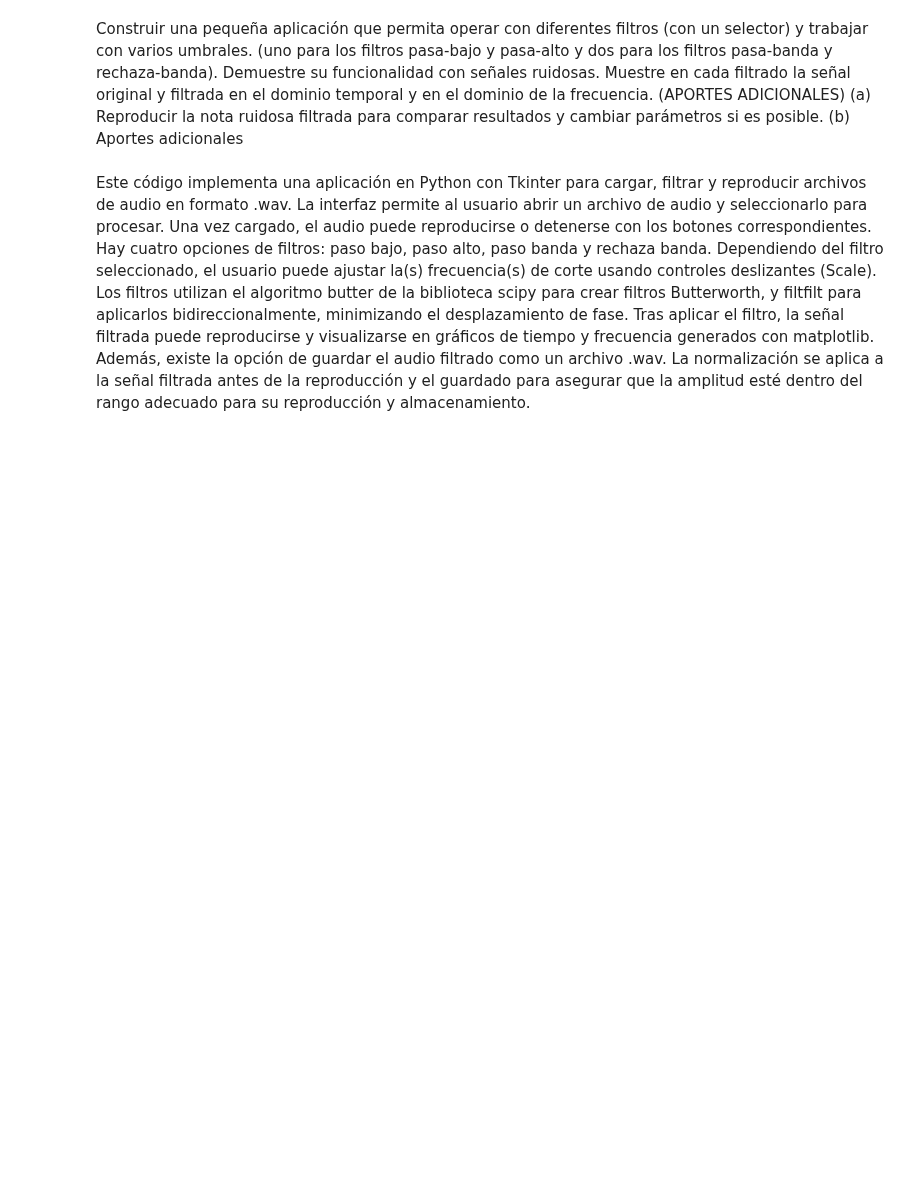
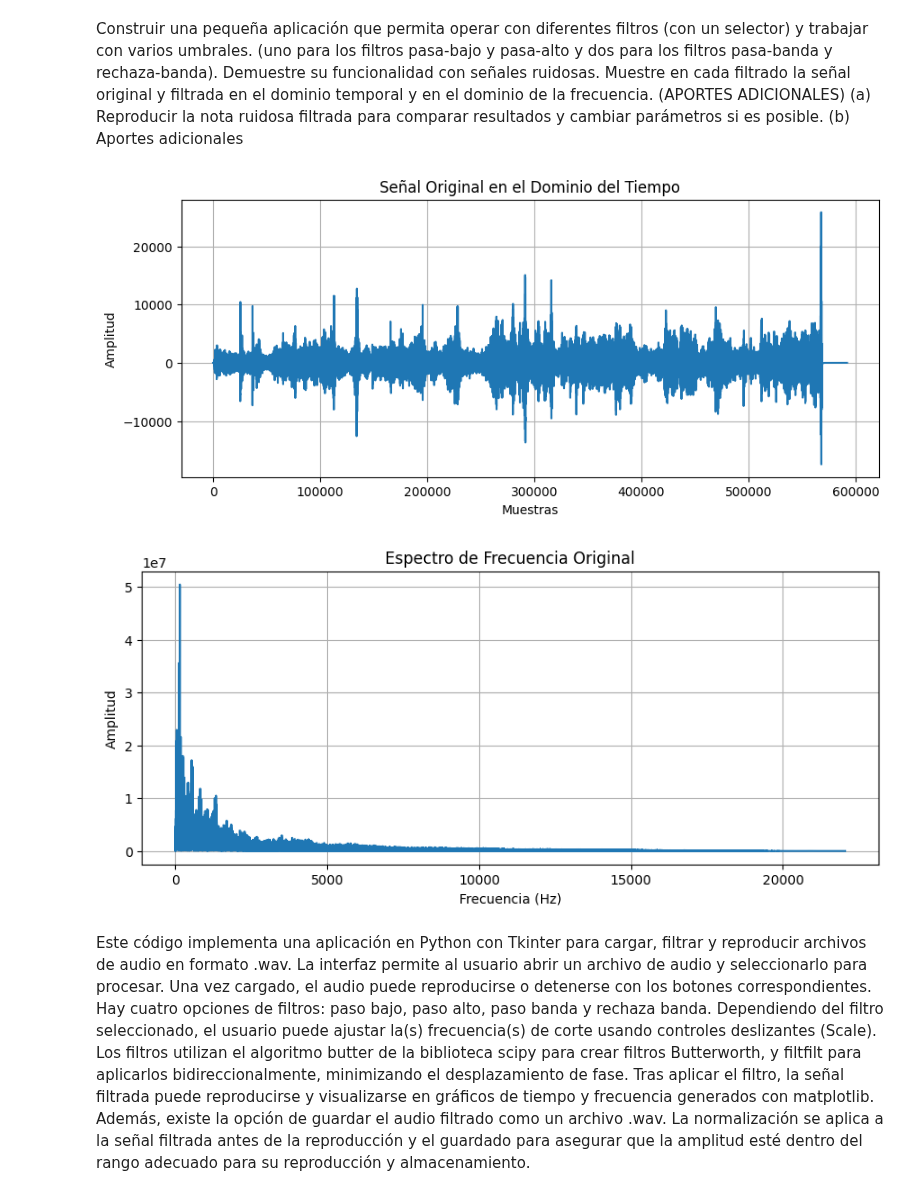
Before and after one commit to Davidgrcdz/PIAV-Practicas, a Jupyter notebook: Practica 4/Practica4.ipynb, the cells around one changed output. Drawn from its saved outputs; the diff is of its cells as text; code cells hidden in the pictures; blank space fills up the shorter version.

```diff
--- a/Practica 4/Practica4.ipynb
+++ b/Practica 4/Practica4.ipynb
@@ -352,6 +352,9 @@ def process_sound():
             filtered_data = low_pass_filter(original_data, sample_rate)
         elif selected_filter == "Band-stop Filter":
             filtered_data = filtro_rechaza_banda(original_data, sample_rate)
+        else:
+            messagebox.showwarning("Error", "Seleccione un filtro válido.")
+            return None
 
         # Reproducir el audio filtrado
         play_audio(filtered_data, sample_rate)
@@ -391,32 +394,35 @@ def process_sound():
 # Crear el menú desplegable para seleccionar el filtro
 filter_var = tk.StringVar(window)
 filter_var.set("Select a Filter")
 filter_dropdown = tk.OptionMenu(window, filter_var, "High-pass Filter", "Low-pass Filter", "Band-pass Filter", "Band-stop Filter")
 filter_dropdown.place(x=200, y=55)
 
 # Crear trackbars para ajustar la frecuencia de corte
 cutoff_scale = tk.Scale(window, from_=10, to=20000, resolution=1, orient='horizontal', label='Frecuencia de corte (Hz)', variable=cutoff_var)
 cutoff_scale.place(x=160, y=90, width=200)
 
 # Crear trackbars para filtro de paso banda (lowcut y highcut)
 lowcut_scale = tk.Scale(window, from_=10, to=20000, resolution=1, orient='horizontal', label='Low-cut (Hz)', variable=lowcut_var)
 lowcut_scale.place(x=160, y=150, width=200)
 highcut_scale = tk.Scale(window, from_=10, to=20000, resolution=1, orient='horizontal', label='High-cut (Hz)', variable=highcut_var)
 highcut_scale.place(x=160, y=210, width=200)
 
 # Botón para abrir un archivo de sonido
 open_button = tk.Button(window, text="Open Sound File", command=open_file)
 open_button.place(x=205, y=10)
 
 # Botón para reproducir el audio original
 play_button = tk.Button(window, text="Play Original Audio", command=lambda: play_audio(original_data, sample_rate))
 play_button.place(x=100, y=270)
 
 # Botón para detener el audio
 stop_button = tk.Button(window, text="Stop Audio", command=stop_audio)
 stop_button.place(x=300, y=270)
 
 # Iniciar el loop principal
 window.mainloop()
+# %% [output]
+[figure, added]
+[figure, added]
 # %% [markdown]
 Este código implementa una aplicación en Python con Tkinter para cargar, filtrar y reproducir archivos de audio en formato .wav. La interfaz permite al usuario abrir un archivo de audio y seleccionarlo para procesar. Una vez cargado, el audio puede reproducirse o detenerse con los botones correspondientes. Hay cuatro opciones de filtros: paso bajo, paso alto, paso banda y rechaza banda. Dependiendo del filtro seleccionado, el usuario puede ajustar la(s) frecuencia(s) de corte usando controles deslizantes (Scale). Los filtros utilizan el algoritmo butter de la biblioteca scipy para crear filtros Butterworth, y filtfilt para aplicarlos bidireccionalmente, minimizando el desplazamiento de fase. Tras aplicar el filtro, la señal filtrada puede reproducirse y visualizarse en gráficos de tiempo y frecuencia generados con matplotlib. Además, existe la opción de guardar el audio filtrado como un archivo .wav. La normalización se aplica a la señal filtrada antes de la reproducción y el guardado para asegurar que la amplitud esté dentro del rango adecuado para su reproducción y almacenamiento.
```
